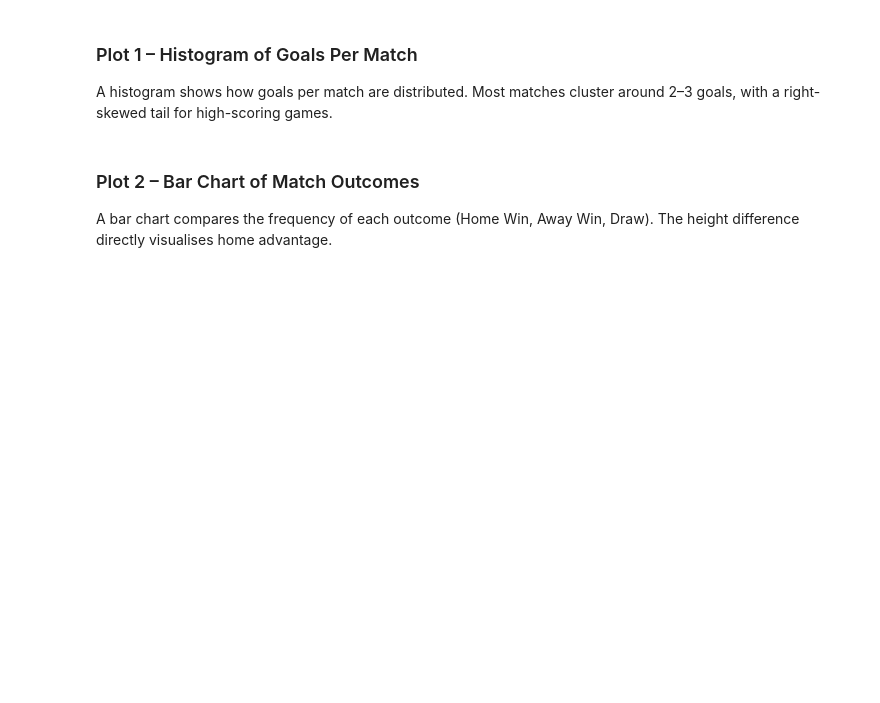
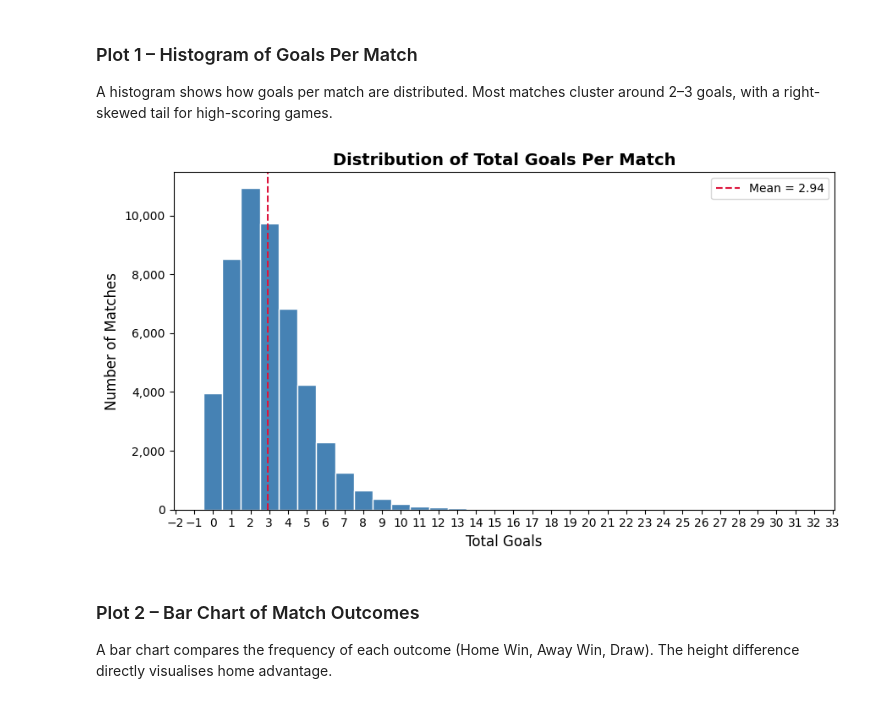
Before and after one commit to Nixonu-i/iinternational-football-results, a Jupyter notebook: football_analysis.ipynb, the cells around one changed output. Cells and saved outputs as stored; diff of their text form; code cells hidden in the pictures; blank space fills up the shorter version.

```diff
--- a/football_analysis.ipynb
+++ b/football_analysis.ipynb
@@ -173,23 +250,24 @@ A histogram shows how goals per match are distributed. Most matches cluster arou
 # %%
 fig, ax = plt.subplots(figsize=(9, 5))
 
-max_bin = int(df["total_goals"].max()) + 2
-ax.hist(df["total_goals"], bins=range(0, max_bin),
+ax.hist(df["total_goals"], bins=range(0, int(df["total_goals"].max()) + 2),
         color="steelblue", edgecolor="white", align="left")
 
 ax.set_title("Distribution of Total Goals Per Match", fontsize=14, fontweight="bold")
 ax.set_xlabel("Total Goals", fontsize=12)
 ax.set_ylabel("Number of Matches", fontsize=12)
 ax.xaxis.set_major_locator(mticker.MultipleLocator(1))
 ax.yaxis.set_major_formatter(mticker.FuncFormatter(lambda x, _: f"{int(x):,}"))
 
 mean_val = df["total_goals"].mean()
 ax.axvline(mean_val, color="crimson", linestyle="--", linewidth=1.5, label=f"Mean = {mean_val:.2f}")
 ax.legend()
 
 plt.tight_layout()
 plt.savefig("plot_goals_histogram.png", dpi=150)
 plt.show()
+# %% [output]
+[figure, added]
 # %% [markdown]
 ### Plot 2 – Bar Chart of Match Outcomes
 
```
Also changed, not shown: parts of 18 cells of this notebook.
